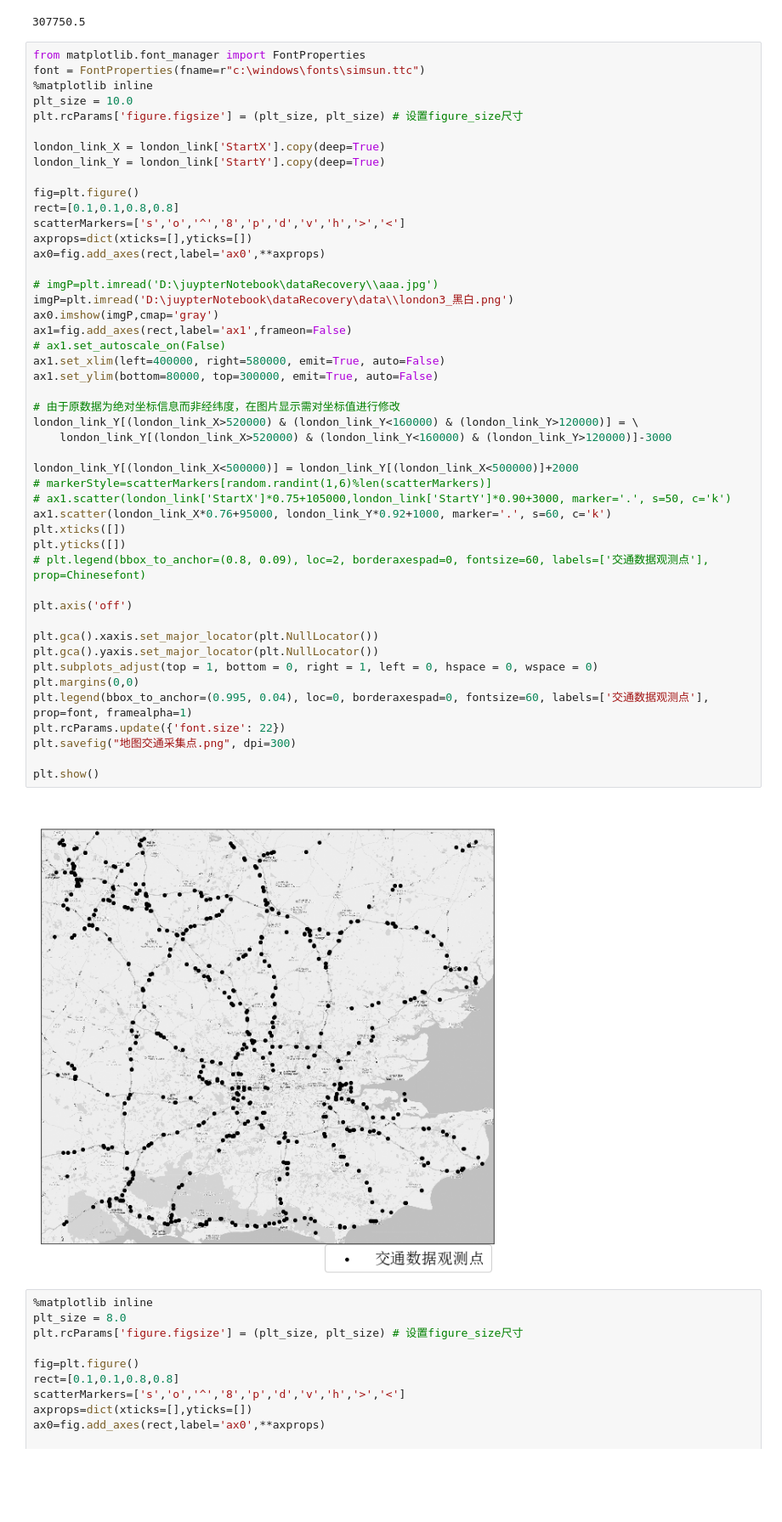
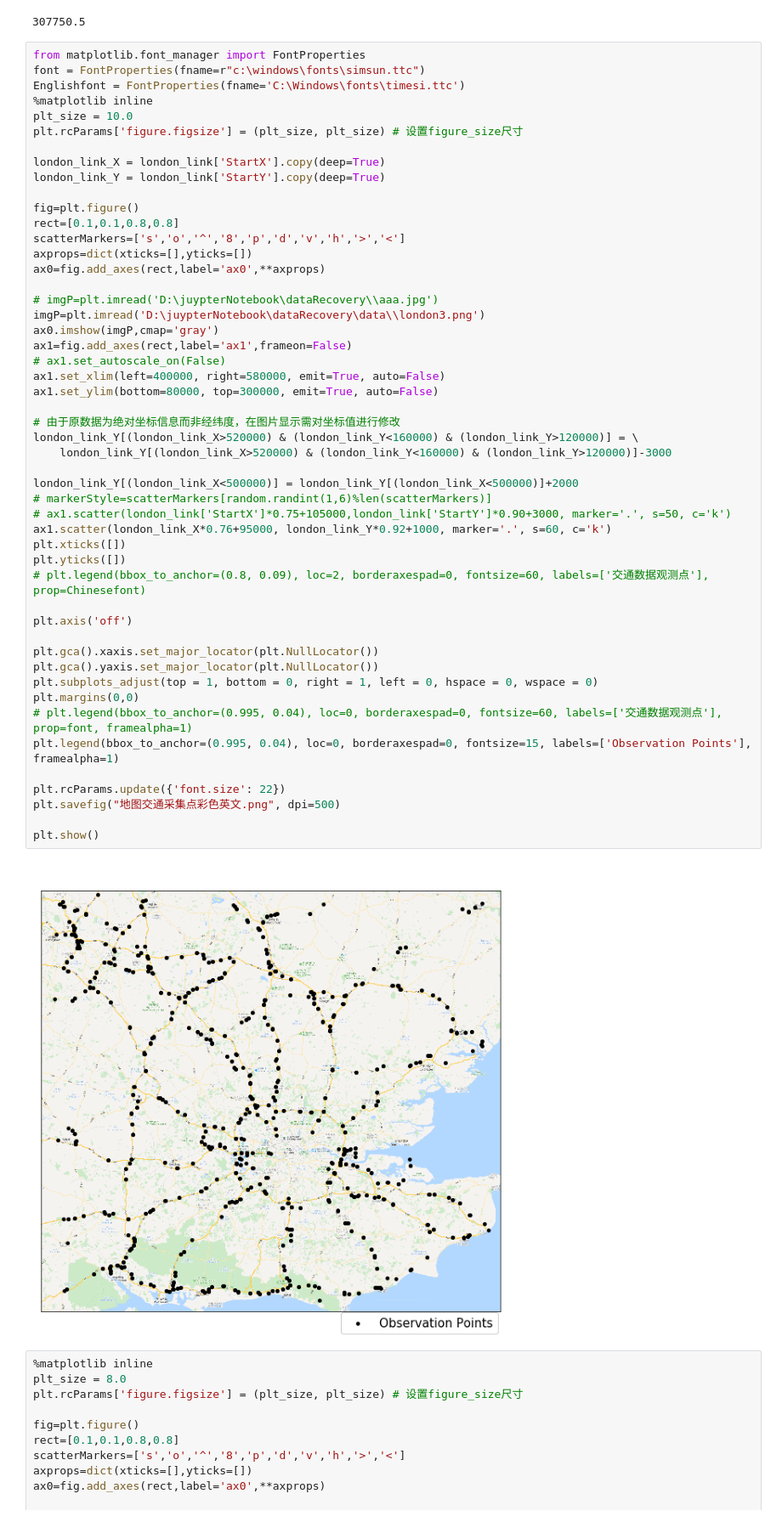
Before and after one commit to theMYang/freedom, a Jupyter notebook: 1dataProcessing.ipynb, the cells around one changed output. Shown at 85% size. Drawn from its saved outputs; the diff is of its cells as text; blank space fills up the shorter version.

```diff
--- a/1dataProcessing.ipynb
+++ b/1dataProcessing.ipynb
@@ -76,6 +76,7 @@ max(london_link['yCenter'])
 # %%
 from matplotlib.font_manager import FontProperties
 font = FontProperties(fname=r"c:\windows\fonts\simsun.ttc")
+Englishfont = FontProperties(fname='C:\Windows\fonts\timesi.ttc')
 %matplotlib inline
 plt_size = 10.0
 plt.rcParams['figure.figsize'] = (plt_size, plt_size) # 设置figure_size尺寸
@@ -90,38 +91,40 @@ axprops=dict(xticks=[],yticks=[])
 ax0=fig.add_axes(rect,label='ax0',**axprops)
 
 # imgP=plt.imread('D:\juypterNotebook\dataRecovery\\aaa.jpg')
-imgP=plt.imread('D:\juypterNotebook\dataRecovery\data\\london3_黑白.png')
+imgP=plt.imread('D:\juypterNotebook\dataRecovery\data\\london3.png')
 ax0.imshow(imgP,cmap='gray')
 ax1=fig.add_axes(rect,label='ax1',frameon=False)
 # ax1.set_autoscale_on(False)
 ax1.set_xlim(left=400000, right=580000, emit=True, auto=False)
 ax1.set_ylim(bottom=80000, top=300000, emit=True, auto=False)
 
 # 由于原数据为绝对坐标信息而非经纬度，在图片显示需对坐标值进行修改
 london_link_Y[(london_link_X>520000) & (london_link_Y<160000) & (london_link_Y>120000)] = \
     london_link_Y[(london_link_X>520000) & (london_link_Y<160000) & (london_link_Y>120000)]-3000
 
 london_link_Y[(london_link_X<500000)] = london_link_Y[(london_link_X<500000)]+2000
 # markerStyle=scatterMarkers[random.randint(1,6)%len(scatterMarkers)]
 # ax1.scatter(london_link['StartX']*0.75+105000,london_link['StartY']*0.90+3000, marker='.', s=50, c='k')
 ax1.scatter(london_link_X*0.76+95000, london_link_Y*0.92+1000, marker='.', s=60, c='k')
 plt.xticks([])
 plt.yticks([])
 # plt.legend(bbox_to_anchor=(0.8, 0.09), loc=2, borderaxespad=0, fontsize=60, labels=['交通数据观测点'], prop=Chinesefont)
 
 plt.axis('off')
 
 plt.gca().xaxis.set_major_locator(plt.NullLocator())
 plt.gca().yaxis.set_major_locator(plt.NullLocator())
 plt.subplots_adjust(top = 1, bottom = 0, right = 1, left = 0, hspace = 0, wspace = 0)
 plt.margins(0,0)
-plt.legend(bbox_to_anchor=(0.995, 0.04), loc=0, borderaxespad=0, fontsize=60, labels=['交通数据观测点'], prop=font, framealpha=1)
+# plt.legend(bbox_to_anchor=(0.995, 0.04), loc=0, borderaxespad=0, fontsize=60, labels=['交通数据观测点'], prop=font, framealpha=1)
+plt.legend(bbox_to_anchor=(0.995, 0.04), loc=0, borderaxespad=0, fontsize=15, labels=['Observation Points'], framealpha=1)
+
 plt.rcParams.update({'font.size': 22})
-plt.savefig("地图交通采集点.png", dpi=300)
+plt.savefig("地图交通采集点彩色英文.png", dpi=500)
 
 plt.show()
 # %% [output]
-[figure, old version]
+[figure, new version]
 # %%
 %matplotlib inline
 plt_size = 8.0
```
Also changed, not shown: parts of 10 cells of this notebook, 17 other files.
